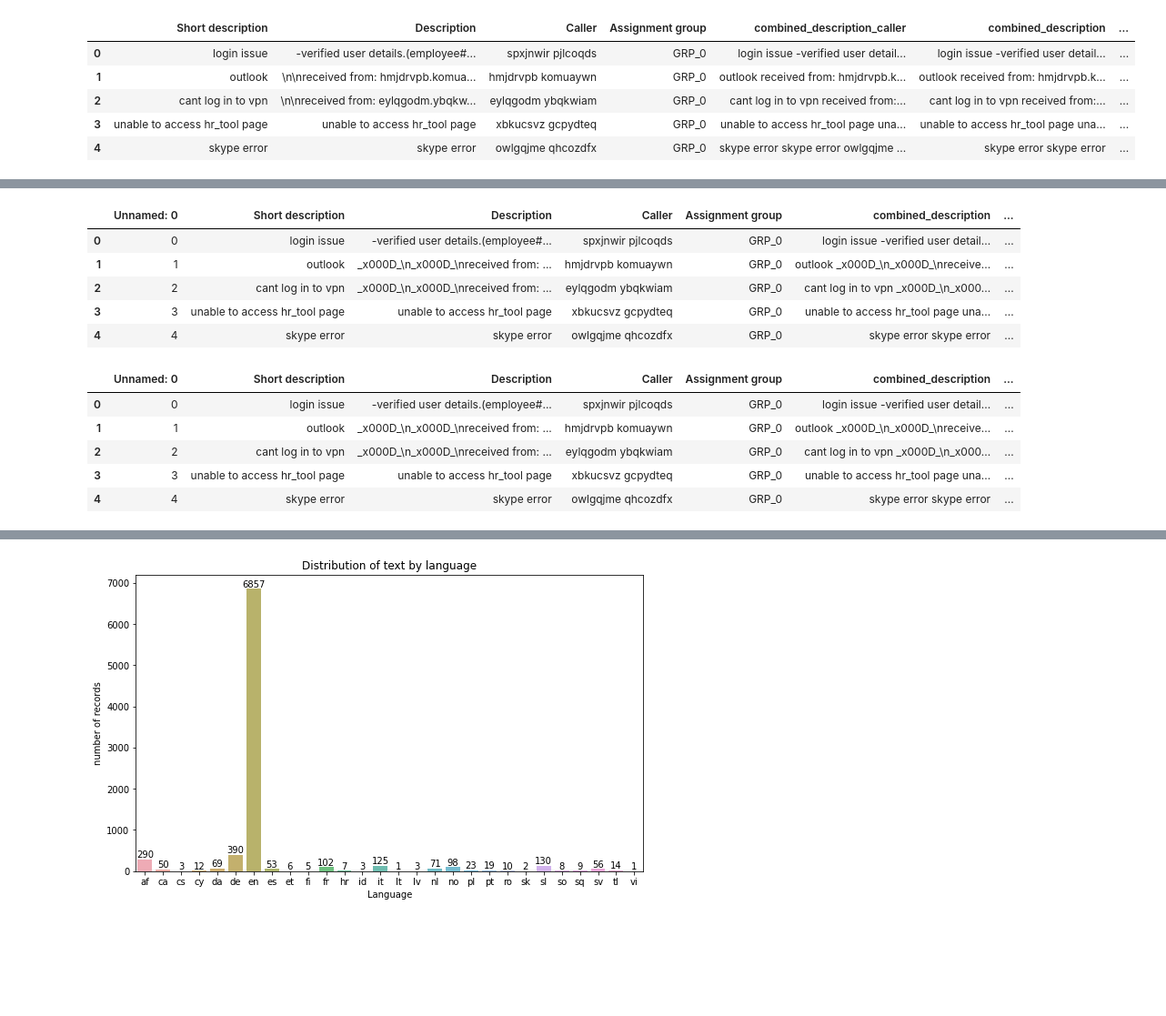
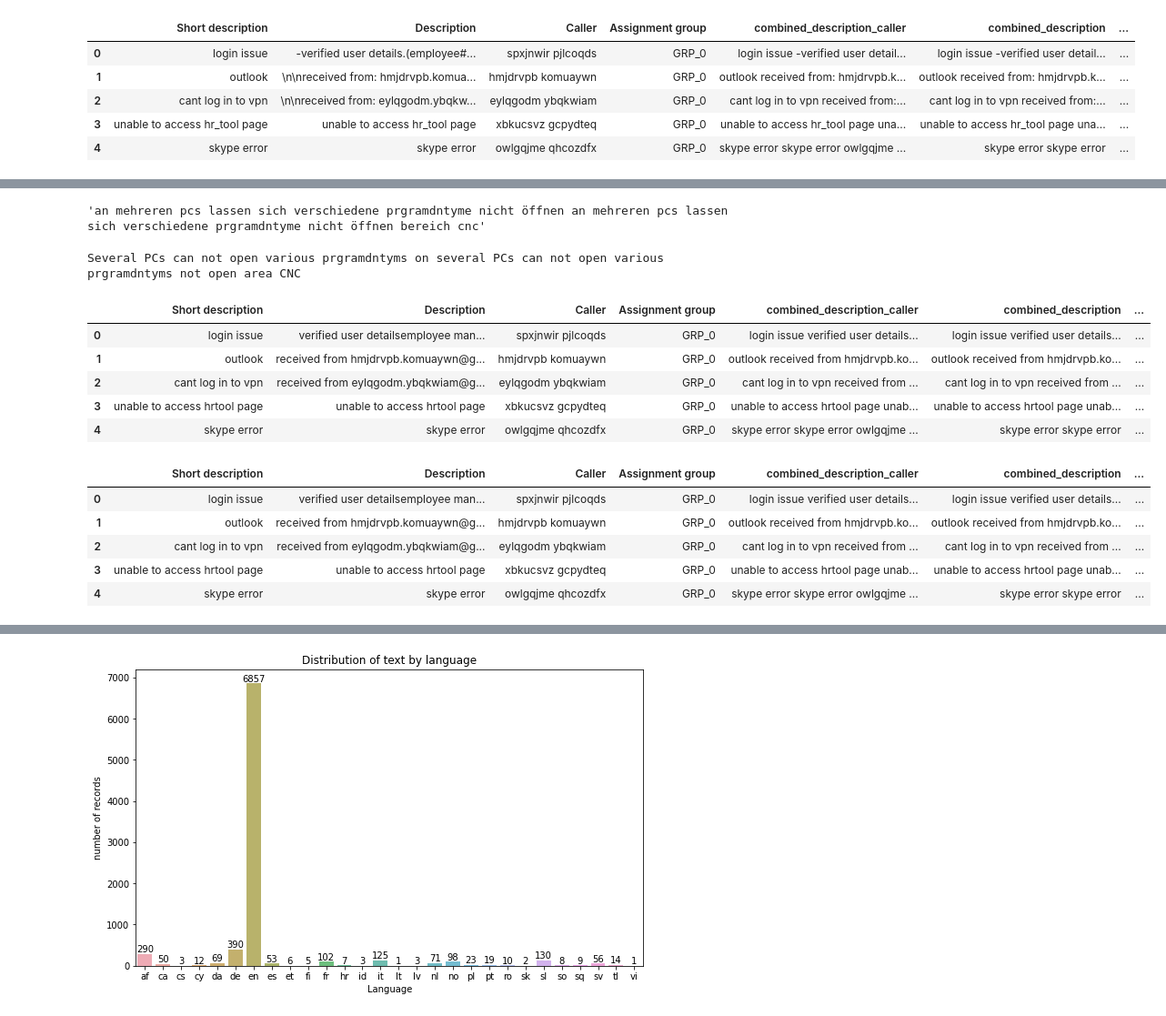
Before and after one commit to pbhuch/GL_DecA_G4_NLP1, a Jupyter notebook: GL_DecA_G4_NLP1.ipynb, the cells around one changed output, grey strips where cells are left out. Shown at 91% size. Drawn from its saved outputs; the diff is of its cells as text; code cells hidden in the pictures; blank space fills up the shorter version.

```diff
--- a/GL_DecA_G4_NLP1.ipynb
+++ b/GL_DecA_G4_NLP1.ipynb
@@ -98,7 +111,7 @@ from IPython.display import display
 pd.options.display.max_columns = None
 pd.options.display.max_rows = None
 # %%
-dataset = pd.read_csv("/content/sample_data/dataset1_mojibake_treated.csv", encoding = 'utf-8')
+dataset = pd.read_csv("/content/dataset1_mojibake_treated.csv", encoding = 'utf-8')
 # %%
 dataset.info()
 # %% [output]
@@ -184,7 +205,7 @@ def extract_email(text):
 dataset['Description'] = dataset['Description'].apply(cleanseText)
 dataset['Short description'] = dataset['Short description'].apply(cleanseText)
 dataset['combined_description']=dataset['combined_description'].apply(cleanseText)
-dataset['combined_description_caller']=dataset['combined_description'].apply(cleanseText)
+dataset['combined_description_caller']=dataset['combined_description_caller'].apply(cleanseText)
 # %%
 dataset['Language'] = dataset['combined_description'].apply(fn_lan_detect)
 # %%
@@ -212,9 +302,17 @@ df_copy = df.copy()
+# %%
+dataset['combined_description'][8416]
+# %% [output]
+'an mehreren pcs lassen sich verschiedene prgramdntyme nicht öffnen an mehreren pcs lassen sich verschiedene prgramdntyme nicht öffnen bereich cnc'
+# %%
+print(trans_8416)
+# %% [output]
+Several PCs can not open various prgramdntyms on several PCs can not open various prgramdntyms not open area CNC
 # %%
-df_copy.head()
+dataset.head()
 # %% [output]
-|  | Unnamed: 0 | Short description | Description | Caller | Assignment group | combined_description | ... |
-| 0 | 0 | login issue | -verified user details.(employee#... | spxjnwir pjlcoqds | GRP_0 | login issue -verified user detail... | ... |
-| 1 | 1 | outlook | _x000D_\n_x000D_\nreceived from: ... | hmjdrvpb komuaywn | GRP_0 | outlook _x000D_\n_x000D_\nreceive... | ... |
-| 2 | 2 | cant log in to vpn | _x000D_\n_x000D_\nreceived from: ... | eylqgodm ybqkwiam | GRP_0 | cant log in to vpn _x000D_\n_x000... | ... |
-| 3 | 3 | unable to access hr_tool page | unable to access hr_tool page | xbkucsvz gcpydteq | GRP_0 | unable to access hr_tool page una... | ... |
-| 4 | 4 | skype error | skype error | owlgqjme qhcozdfx | GRP_0 | skype error skype error | ... |
+|  | Short description | Description | Caller | Assignment group | combined_description_caller | combined_description | ... |
+| 0 | login issue | verified user detailsemployee man... | spxjnwir pjlcoqds | GRP_0 | login issue verified user details... | login issue verified user details... | ... |
+| 1 | outlook | received from hmjdrvpb.komuaywn@g... | hmjdrvpb komuaywn | GRP_0 | outlook received from hmjdrvpb.ko... | outlook received from hmjdrvpb.ko... | ... |
+| 2 | cant log in to vpn | received from eylqgodm.ybqkwiam@g... | eylqgodm ybqkwiam | GRP_0 | cant log in to vpn received from ... | cant log in to vpn received from ... | ... |
+| 3 | unable to access hrtool page | unable to access hrtool page | xbkucsvz gcpydteq | GRP_0 | unable to access hrtool page unab... | unable to access hrtool page unab... | ... |
+| 4 | skype error | skype error | owlgqjme qhcozdfx | GRP_0 | skype error skype error owlgqjme ... | skype error skype error | ... |
@@ -221,9 +321,9 @@ df_copy.head()
 # %%
-df.head()
+dataset.head()
 # %% [output]
-|  | Unnamed: 0 | Short description | Description | Caller | Assignment group | combined_description | ... |
-| 0 | 0 | login issue | -verified user details.(employee#... | spxjnwir pjlcoqds | GRP_0 | login issue -verified user detail... | ... |
-| 1 | 1 | outlook | _x000D_\n_x000D_\nreceived from: ... | hmjdrvpb komuaywn | GRP_0 | outlook _x000D_\n_x000D_\nreceive... | ... |
-| 2 | 2 | cant log in to vpn | _x000D_\n_x000D_\nreceived from: ... | eylqgodm ybqkwiam | GRP_0 | cant log in to vpn _x000D_\n_x000... | ... |
-| 3 | 3 | unable to access hr_tool page | unable to access hr_tool page | xbkucsvz gcpydteq | GRP_0 | unable to access hr_tool page una... | ... |
-| 4 | 4 | skype error | skype error | owlgqjme qhcozdfx | GRP_0 | skype error skype error | ... |
+|  | Short description | Description | Caller | Assignment group | combined_description_caller | combined_description | ... |
+| 0 | login issue | verified user detailsemployee man... | spxjnwir pjlcoqds | GRP_0 | login issue verified user details... | login issue verified user details... | ... |
+| 1 | outlook | received from hmjdrvpb.komuaywn@g... | hmjdrvpb komuaywn | GRP_0 | outlook received from hmjdrvpb.ko... | outlook received from hmjdrvpb.ko... | ... |
+| 2 | cant log in to vpn | received from eylqgodm.ybqkwiam@g... | eylqgodm ybqkwiam | GRP_0 | cant log in to vpn received from ... | cant log in to vpn received from ... | ... |
+| 3 | unable to access hrtool page | unable to access hrtool page | xbkucsvz gcpydteq | GRP_0 | unable to access hrtool page unab... | unable to access hrtool page unab... | ... |
+| 4 | skype error | skype error | owlgqjme qhcozdfx | GRP_0 | skype error skype error owlgqjme ... | skype error skype error | ... |
```
Also changed, not shown: parts of 48 cells of this notebook.
